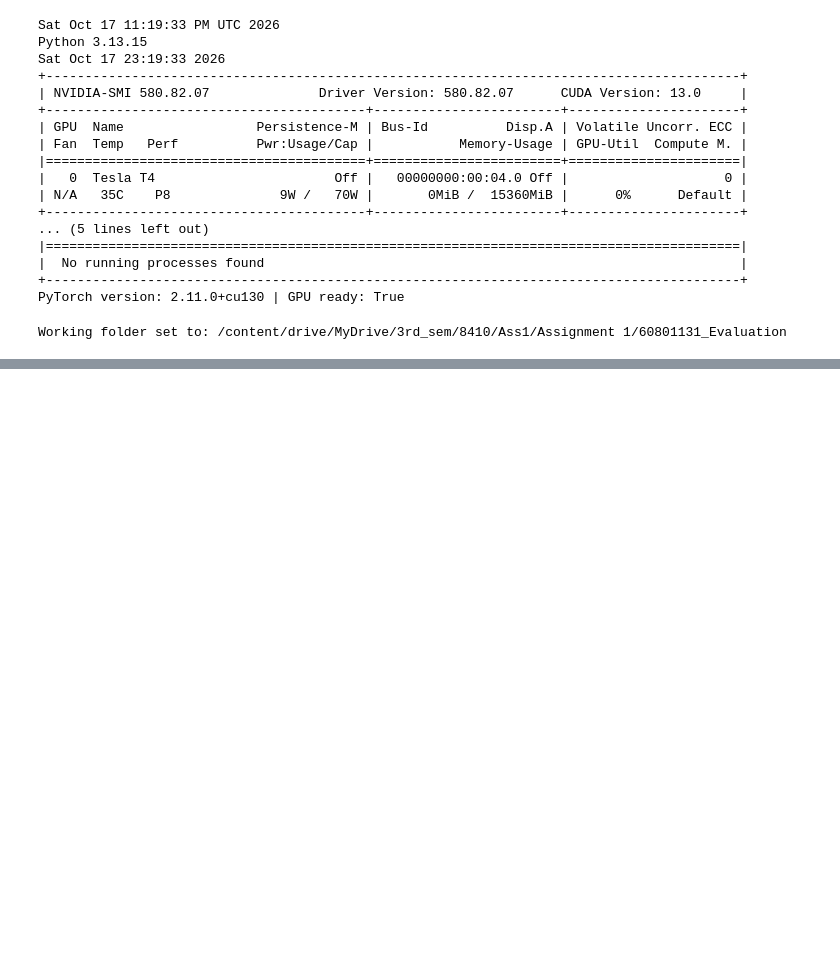
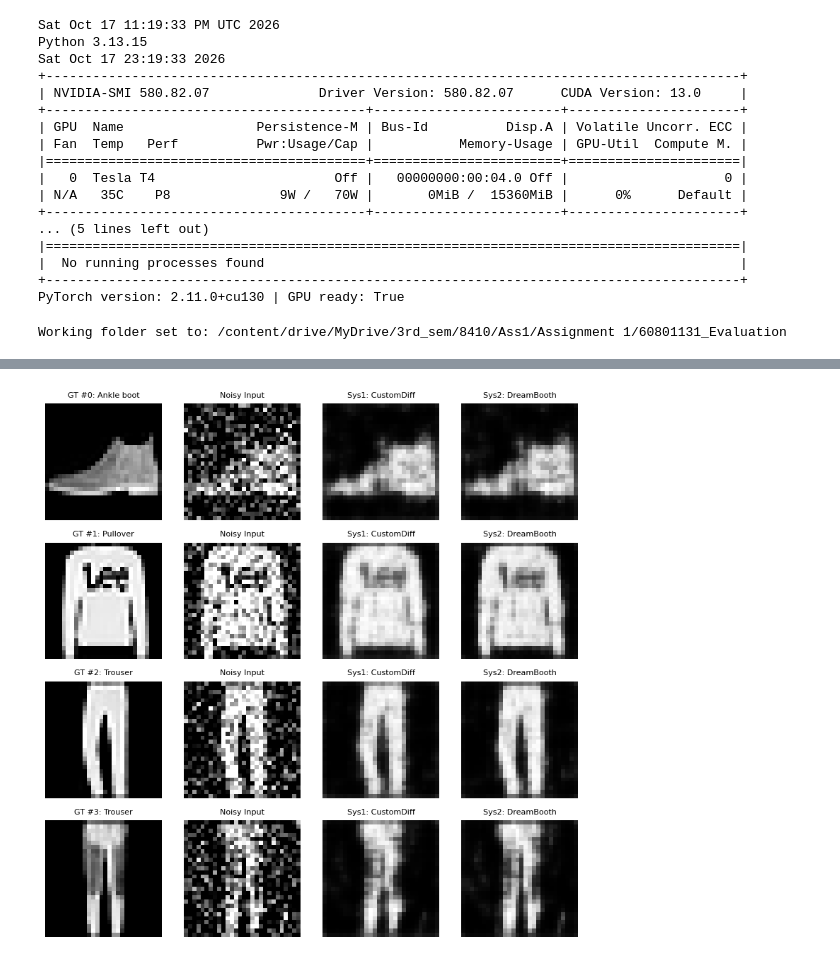
Before and after one commit to smzainbd/COMP8410_Assignment1, a Jupyter notebook: 60801131_Evaluation_Notebook.ipynb, the cells around one changed output, grey strips where cells are left out. Cells and saved outputs as stored; diff of their text form; code cells hidden in the pictures; blank space fills up the shorter version.

Commit message:
pair 1 and 2 ran

```diff
--- a/60801131_Evaluation_Notebook.ipynb
+++ b/60801131_Evaluation_Notebook.ipynb
@@ -85,0 +172,88 @@ nothing to commit, working tree clean
+# %%
+import w3_personalization
+importlib.reload(w3_personalization)
+from w3_personalization import CrossAttentionUNet2D
+
+torch.manual_seed(42)
+cust_model = CrossAttentionUNet2D().to(DEVICE)
+db_model = CrossAttentionUNet2D().to(DEVICE)
+
+# 30-step base warmup before freezing spatial conv layers for Custom Diffusion
+opt_warm = torch.optim.AdamW(cust_model.parameters(), lr=2e-3)
+for _ in range(30):
+    idx = torch.randint(0, x_tr.size(0), (64,), device=DEVICE)
+    xn = torch.clamp(x_tr[idx] + 0.35 * torch.randn_like(x_tr[idx]), 0.0, 1.0)
+    l_w = F.mse_loss(cust_model(xn, y_tr[idx]), x_tr[idx])
+    opt_warm.zero_grad(); l_w.backward(); opt_warm.step()
+
+cust_model.freeze_for_custom_diffusion()
+
+opt_cust = torch.optim.AdamW(filter(lambda p: p.requires_grad, cust_model.parameters()), lr=1e-3)
+opt_db = torch.optim.AdamW(db_model.parameters(), lr=1e-3)
+
+t0 = now()
+for _ in range(80):
+    idx = torch.randint(0, x_tr.size(0), (64,), device=DEVICE)
+    xn = torch.clamp(x_tr[idx] + 0.35 * torch.randn_like(x_tr[idx]), 0.0, 1.0)
+    l_c = F.mse_loss(cust_model(xn, y_tr[idx]), x_tr[idx])
+    opt_cust.zero_grad(); l_c.backward(); opt_cust.step()
+t_cust = now() - t0
+
+# DreamBooth: full U-Net weights + 15% unconditional dropout (null token 10) for CFG
+t0 = now()
+for _ in range(80):
+    idx = torch.randint(0, x_tr.size(0), (64,), device=DEVICE)
+    xn = torch.clamp(x_tr[idx] + 0.35 * torch.randn_like(x_tr[idx]), 0.0, 1.0)
+    lbls = y_tr[idx].clone()
+    lbls[torch.rand_like(lbls.float()) < 0.15] = 10
+    l_d = F.mse_loss(db_model(xn, lbls), x_tr[idx])
+    opt_db.zero_grad(); l_d.backward(); opt_db.step()
+t_db = now() - t0
+
+cust_model.eval(); db_model.eval()
+torch.manual_seed(99)
+x_tr_c35 = torch.clamp(x_tr[:512] + 0.35 * torch.randn_like(x_tr[:512]), 0.0, 1.0)
+x_te_c35 = torch.clamp(x_te + 0.35 * torch.randn_like(x_te), 0.0, 1.0)
+x_te_c60 = torch.clamp(x_te + 0.60 * torch.randn_like(x_te), 0.0, 1.0)
+
+if torch.cuda.is_available(): torch.cuda.reset_peak_memory_stats()
+with torch.no_grad():
+    t0 = now()
+    for _ in range(20): _ = cust_model(x_te_c35[:64], y_te[:64])
+    lat_cust = (now() - t0) * 1000.0 / 20.0
+    tr_mse_c = F.mse_loss(cust_model(x_tr_c35, y_tr[:512]), x_tr[:512]).item()
+    pred_c = cust_model(x_te_c35, y_te)
+    pert_c = cust_model(x_te_c60, y_te)
+vram_cust = (torch.cuda.max_memory_allocated() / (1024**2)) if torch.cuda.is_available() else 0.0
+
+if torch.cuda.is_available(): torch.cuda.reset_peak_memory_stats()
+with torch.no_grad():
+    t0 = now()
+    for _ in range(20): _ = db_model.forward_cfg(x_te_c35[:64], y_te[:64], guidance_scale=1.5)
+    lat_db = (now() - t0) * 1000.0 / 20.0
+    tr_mse_d = F.mse_loss(db_model.forward_cfg(x_tr_c35, y_tr[:512], guidance_scale=1.5), x_tr[:512]).item()
+    pred_d = db_model.forward_cfg(x_te_c35, y_te, guidance_scale=1.5)
+    pert_d = db_model.forward_cfg(x_te_c60, y_te, guidance_scale=1.5)
+vram_db = (torch.cuda.max_memory_allocated() / (1024**2)) if torch.cuda.is_available() else 0.0
+
+st_c = compute_error_stats(pred_c, x_te, pert_c, x_te, y_te, tr_mse_c)
+st_d = compute_error_stats(pred_d, x_te, pert_d, x_te, y_te, tr_mse_d)
+
+psnr_c = 10.0 * math.log10(1.0 / max(st_c[0], 1e-8))
+psnr_d = 10.0 * math.log10(1.0 / max(st_d[0], 1e-8))
+
+record_run("Pair 2", "W3", "System 1", "Custom Diffusion (prototype)", cust_model, "batch_64", t_cust, lat_cust, vram_cust, tr_mse_c, *st_c, aux_metric_name="Test_PSNR_dB", aux_metric_val=psnr_c)
+record_run("Pair 2", "W3", "System 2", "DreamBooth (prototype)", db_model, "batch_64", t_db, lat_db, vram_db, tr_mse_d, *st_d, aux_metric_name="Test_PSNR_dB", aux_metric_val=psnr_d)
+
+fig, axes = plt.subplots(4, 4, figsize=(8, 8))
+for i in range(4):
+    lbl = CLASS_NAMES[int(y_te[i])]
+    axes[i, 0].imshow(x_te[i, 0].cpu(), cmap="gray"); axes[i, 0].set_title(f"GT #{i}: {lbl}", fontsize=8)
+    axes[i, 1].imshow(x_te_c35[i, 0].cpu(), cmap="gray"); axes[i, 1].set_title("Noisy Input", fontsize=8)
+    axes[i, 2].imshow(pred_c[i, 0].cpu(), cmap="gray"); axes[i, 2].set_title("Sys1: CustomDiff", fontsize=8)
+    axes[i, 3].imshow(pred_d[i, 0].cpu(), cmap="gray"); axes[i, 3].set_title("Sys2: DreamBooth", fontsize=8)
+    for j in range(4): axes[i, j].axis("off")
+plt.tight_layout()
+plt.savefig("results/figures/pair2_w3_outputs.png", dpi=150)
+plt.show()
+# %% [output]
@@ -85,0 +262 @@ nothing to commit, working tree clean
+[figure, added]
```
Also changed, not shown: parts of 5 cells of this notebook, 13 other files.
